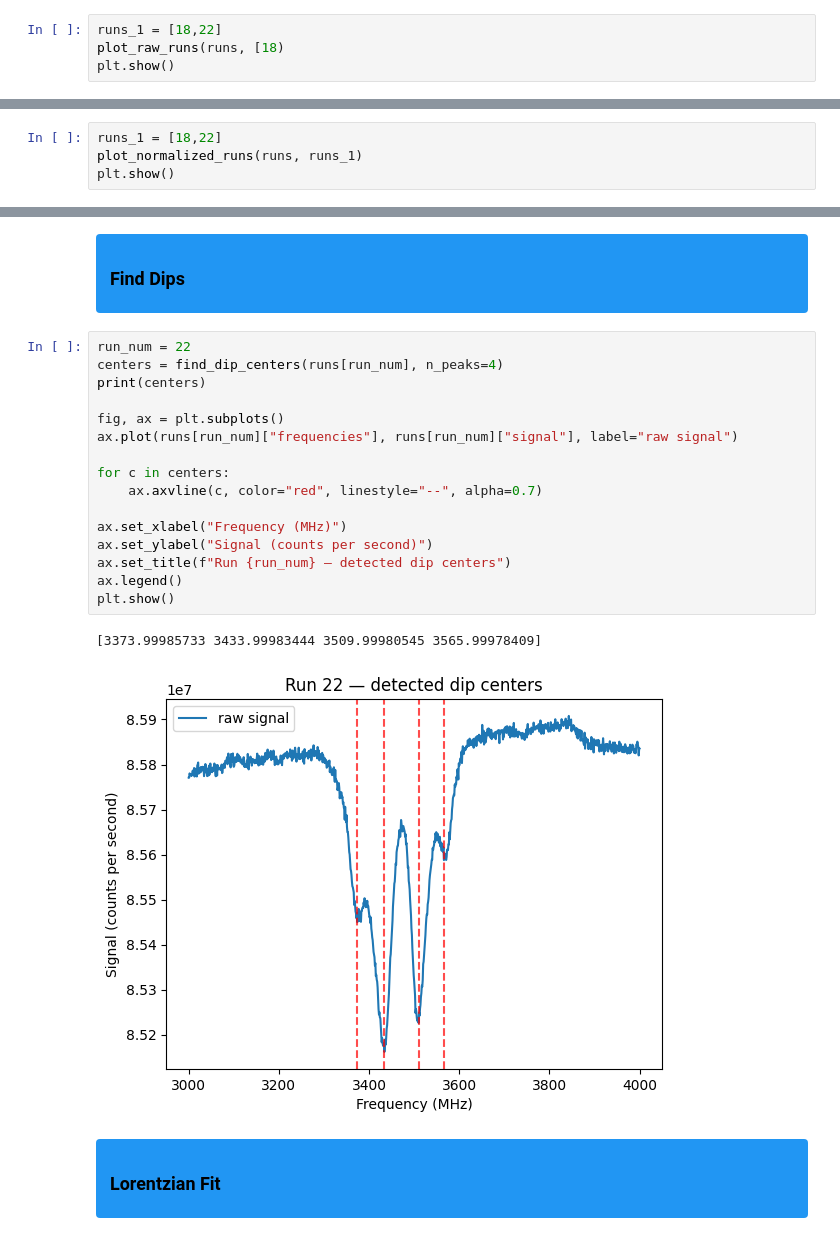
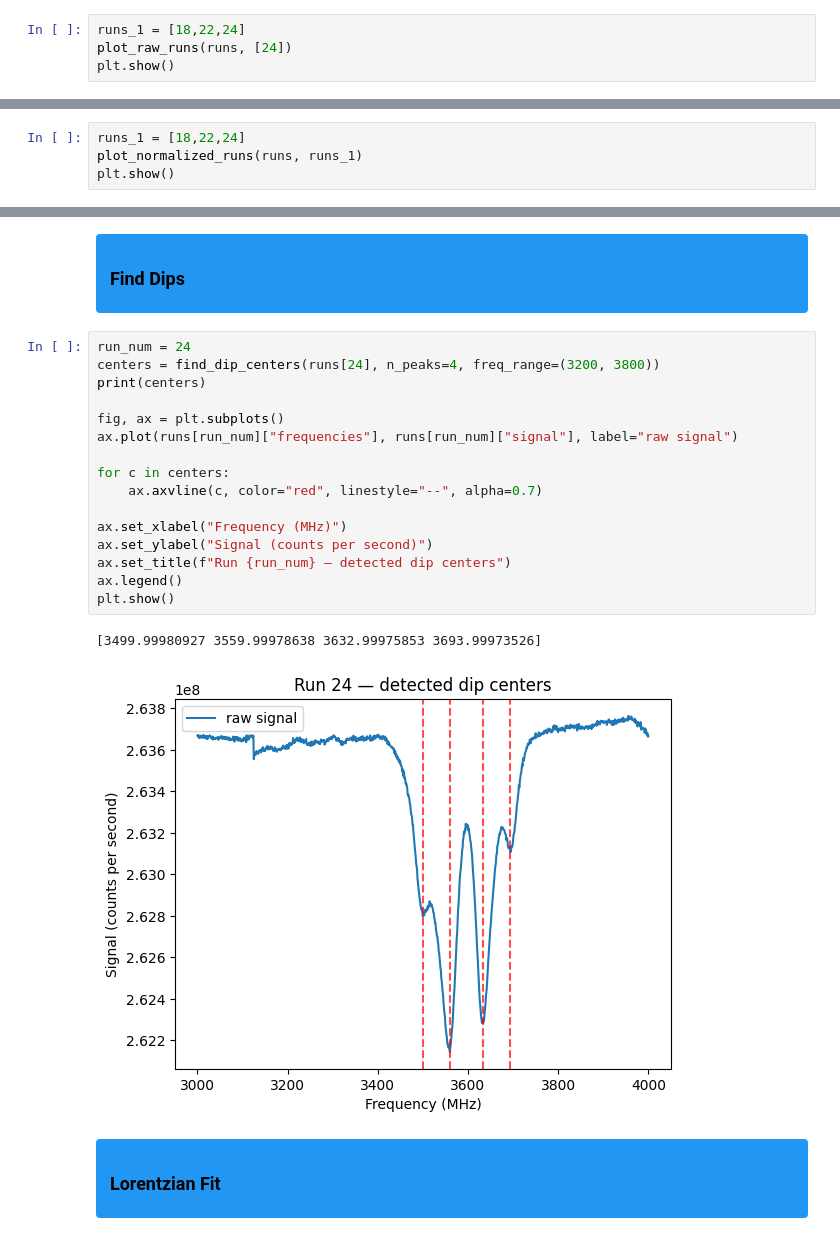
Before and after one commit to jeree-m/qick-dawg, a Jupyter notebook: jupyter_notebooks/odmr_analysis.ipynb, the cells around one changed output, grey strips where cells are left out. Cells and saved outputs as stored; diff of their text form.

```diff
--- a/jupyter_notebooks/odmr_analysis.ipynb
+++ b/jupyter_notebooks/odmr_analysis.ipynb
@@ -99,7 +101,7 @@ dict_keys(['laser_power', 'mw_gain', 'reps', 'ND Filter OD', 'relax_delay_treg',
 <h3 style="color:black; margin:0;"> Plot Raw Data</h3>
 </div>
 # %%
-runs_1 = [18,22]
-plot_raw_runs(runs, [18)
+runs_1 = [18,22,24]
+plot_raw_runs(runs, [24])
 plt.show()
 # %% [output]
@@ -109,7 +111,7 @@ plt.show()
 <h3 style="color:black; margin:0;"> Normalized Plots</h3>
 </div>
 # %%
-runs_1 = [18,22]
+runs_1 = [18,22,24]
 plot_normalized_runs(runs, runs_1)
 plt.show()
 # %% [output]
@@ -363,24 +347,24 @@ def plot_contrast_vs_run(runs, run_numbers, ax=None):
 <h3 style="color:black; margin:0;"> Find Dips</h3>
 </div>
 # %%
-run_num = 22
-centers = find_dip_centers(runs[run_num], n_peaks=4)
+run_num = 24
+centers = find_dip_centers(runs[24], n_peaks=4, freq_range=(3200, 3800))
 print(centers)
 
 fig, ax = plt.subplots()
 ax.plot(runs[run_num]["frequencies"], runs[run_num]["signal"], label="raw signal")
 
 for c in centers:
     ax.axvline(c, color="red", linestyle="--", alpha=0.7)
 
 ax.set_xlabel("Frequency (MHz)")
 ax.set_ylabel("Signal (counts per second)")
 ax.set_title(f"Run {run_num} — detected dip centers")
 ax.legend()
 plt.show()
 # %% [output]
-[3373.99985733 3433.99983444 3509.99980545 3565.99978409]
+[3499.99980927 3559.99978638 3632.99975853 3693.99973526]
-[figure, old version]
+[figure, new version]
 # %% [markdown]
 <div style="background-color:#2196F3; padding:8px 14px; border-radius:4px;">
 <h3 style="color:black; margin:0;"> Lorentzian Fit</h3>
```
Also changed, not shown: parts of 13 cells of this notebook.
